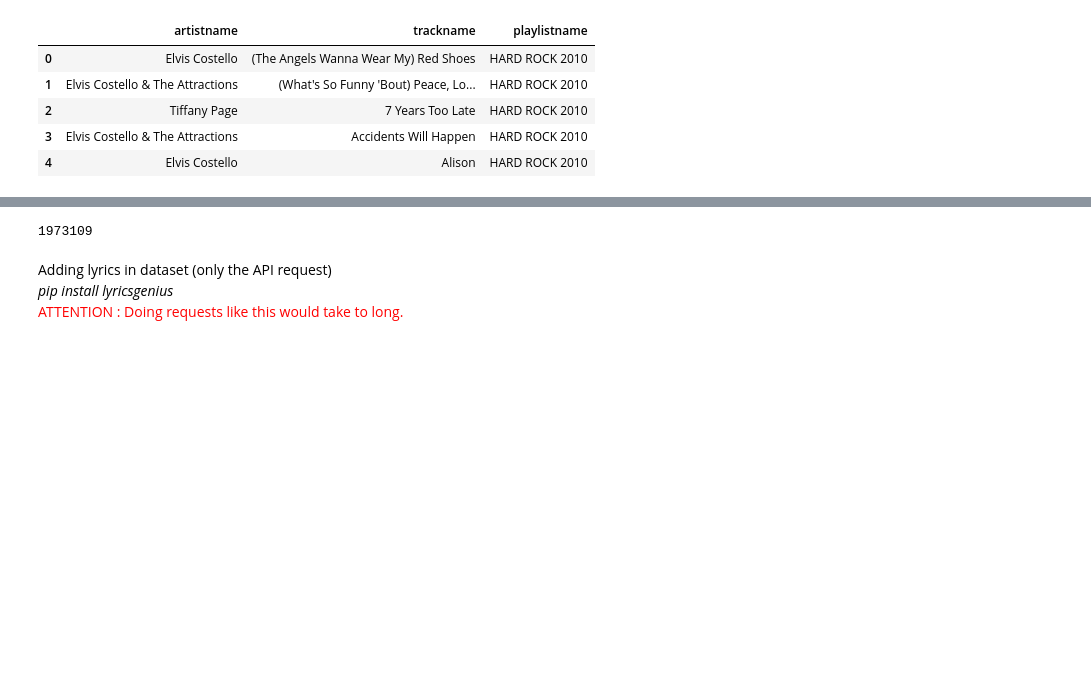
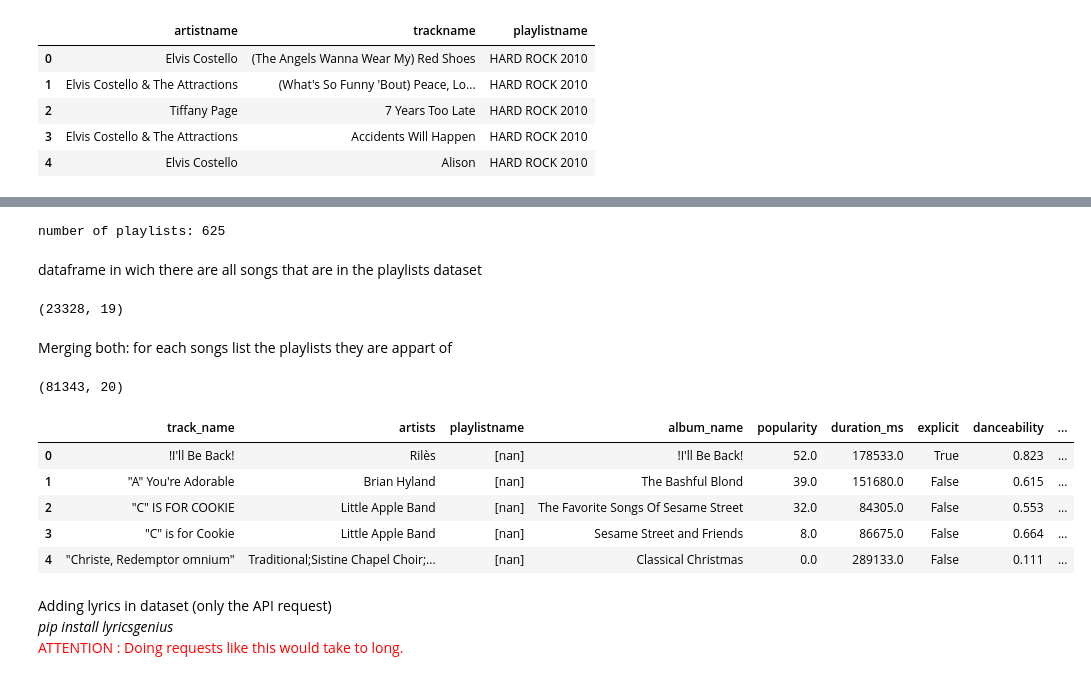
Before and after one commit to TfAplo/DALAS-Project, a Jupyter notebook: Data_collection.ipynb, the cells around one changed output, grey strips where cells are left out. Saved outputs shown, nothing was run; the diff lists cells and outputs as text; code cells hidden in the pictures; blank space fills up the shorter version.

Commit message:
merged songs with playlists names

```diff
--- a/Data_collection.ipynb
+++ b/Data_collection.ipynb
@@ -6,0 +20,6 @@ import pandas as pd
+# %%
+import pandas as pd
+
+tracks = pd.read_csv("spotify_tracks.csv", on_bad_lines="skip", engine="python")
+tracks = tracks.drop(tracks.columns[:2], axis=1)
+tracks.columns
@@ -6,0 +54,4 @@ import pandas as pd
+# %%
+# getting rid of the only line with missing values
+print(tracks[tracks.isnull().any(axis=1)])
+tracks = tracks.dropna()
@@ -101,3 +171,16 @@ df = df.dropna()
 # %%
-df.shape
+valid_tracks = set(zip(tracks['track_name'], tracks['artists']))
+
+df['is_valid'] = list(zip(df['trackname'], df['artistname']))
+df['is_valid'] = df['is_valid'].isin(valid_tracks)
+
+valid_playlists = (
+    df.groupby('playlistname')['is_valid']
+      .all()
+)
+
+df_filtered = df[df['playlistname'].isin(valid_playlists[valid_playlists].index)].drop(columns='is_valid')
+
+print(df_filtered.shape)
+df_filtered.head()
 # %% [output]
@@ -105,7 +194,46 @@ df.shape
-# %%
-df["trackname"].nunique()
-# %% [output]
-1973109
+# %%
+print("number of playlists:" ,df_filtered['playlistname'].nunique())
+# %% [output]
+number of playlists: 625
+# %% [markdown]
+dataframe in wich there are all songs that are in the playlists dataset
+# %%
+df_pairs = set(zip(df['trackname'], df['artistname']))
+
+tracks_filtered = tracks[tracks.apply(lambda row: (row['track_name'], row['artists']) in df_pairs, axis=1)]
+
+print(tracks_filtered.shape)
+# %% [output]
+(23328, 19)
+# %% [markdown]
+Merging both: for each songs list the playlists they are appart of
+# %%
+merged = df.merge(
+    tracks,
+    left_on=['trackname', 'artistname'],
+    right_on=['track_name', 'artists'],
+    how='outer'
+)
+
+track_playlists = (
+    merged
+    .groupby(['track_name', 'artists'], as_index=False)
+    .agg({
+        'playlistname': list,
+        **{col: 'first' for col in tracks.columns if col not in ['track_name', 'artists']}
+    })
+)
+
+print(track_playlists.shape)
+track_playlists.head()
+# %% [output]
+(81343, 20)
+|  | track_name | artists | playlistname | album_name | popularity | duration_ms | explicit | danceability | ... |
+| 0 | !I'll Be Back! | Rilès | [nan] | !I'll Be Back! | 52.0 | 178533.0 | True | 0.823 | ... |
+| 1 | "A" You're Adorable | Brian Hyland | [nan] | The Bashful Blond | 39.0 | 151680.0 | False | 0.615 | ... |
+| 2 | "C" IS FOR COOKIE | Little Apple Band | [nan] | The Favorite Songs Of Sesame Street | 32.0 | 84305.0 | False | 0.553 | ... |
+| 3 | "C" is for Cookie | Little Apple Band | [nan] | Sesame Street and Friends | 8.0 | 86675.0 | False | 0.664 | ... |
+| 4 | "Christe, Redemptor omnium" | Traditional;Sistine Chapel Choir;... | [nan] | Classical Christmas | 0.0 | 289133.0 | False | 0.111 | ... |
 # %% [markdown]
 Adding lyrics in dataset (only the API request)
 *pip install lyricsgenius*
```
Also changed, not shown: parts of 9 cells of this notebook, 1 other file.
